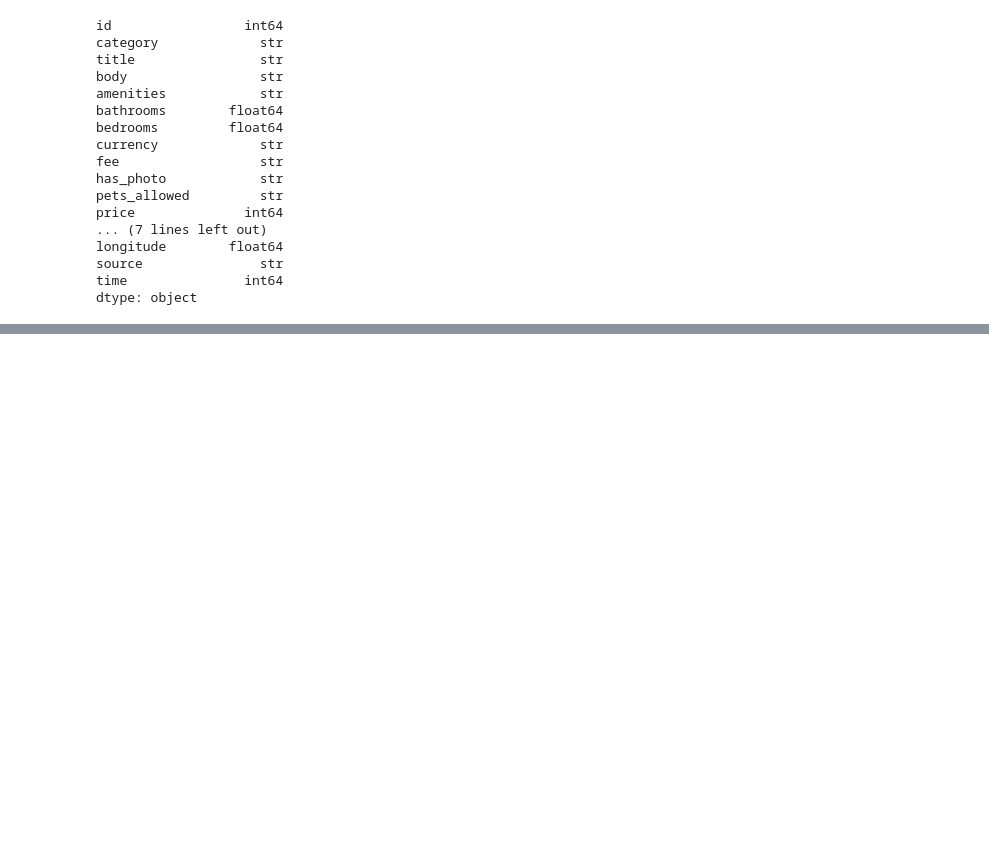
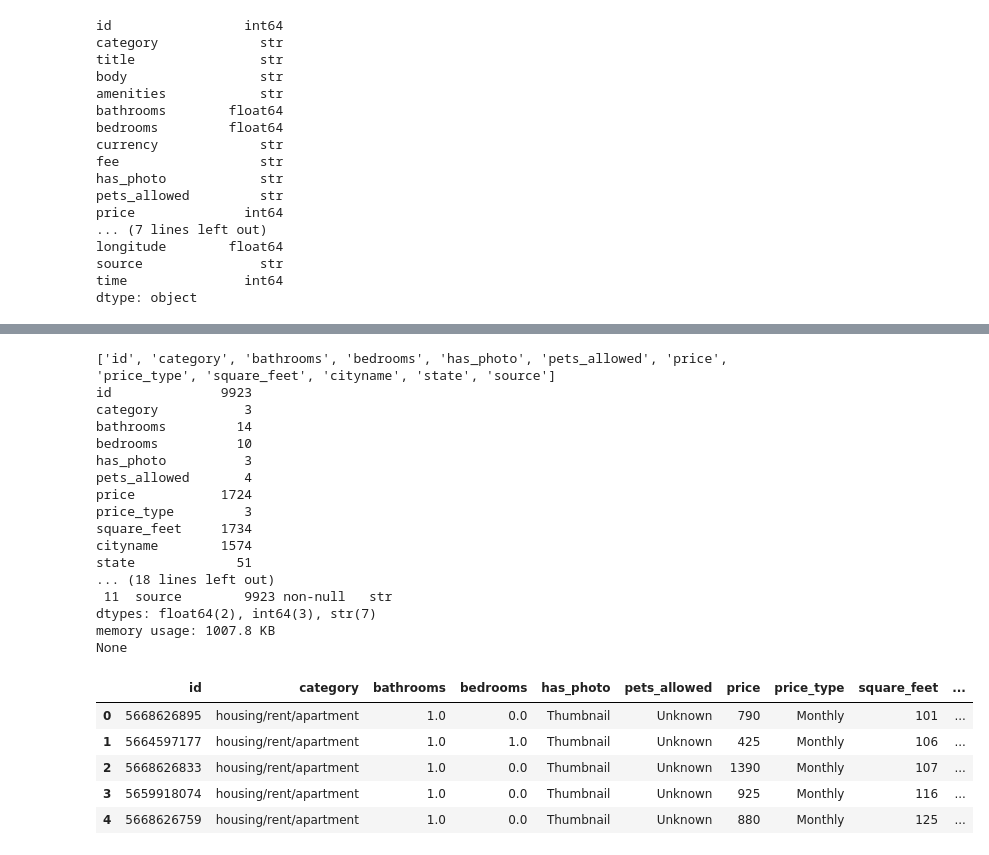
Before and after one commit to wasi-coder/Data_mining-on-a-rental-dataset, a Jupyter notebook: lab_report.ipynb, the cells around one changed output, grey strips where cells are left out. Saved outputs shown, nothing was run; the diff lists cells and outputs as text; code cells hidden in the pictures; blank space fills up the shorter version.

```diff
--- a/lab_report.ipynb
+++ b/lab_report.ipynb
@@ -102,0 +151,32 @@ dtype: object
+# %%
+df = df.drop(columns=['currency', 'fee', 'title', 'body', 'amenities', 'price_display', 'address','latitude','longitude','time'], errors='ignore')
+# %%
+
+print (df.columns.tolist())
+print (df.nunique())
+print (df.info())
+display(df.head())
+# %% [output]
+['id', 'category', 'bathrooms', 'bedrooms', 'has_photo', 'pets_allowed', 'price', 'price_type', 'square_feet', 'cityname', 'state', 'source']
+id              9923
+category           3
+bathrooms         14
+bedrooms          10
+has_photo          3
+pets_allowed       4
+price           1724
+price_type         3
+square_feet     1734
+cityname        1574
+state             51
+... (18 lines left out)
+ 11  source        9923 non-null   str
+dtypes: float64(2), int64(3), str(7)
+memory usage: 1007.8 KB
+None
+|  | id | category | bathrooms | bedrooms | has_photo | pets_allowed | price | price_type | square_feet | ... |
+| 0 | 5668626895 | housing/rent/apartment | 1.0 | 0.0 | Thumbnail | Unknown | 790 | Monthly | 101 | ... |
+| 1 | 5664597177 | housing/rent/apartment | 1.0 | 1.0 | Thumbnail | Unknown | 425 | Monthly | 106 | ... |
+| 2 | 5668626833 | housing/rent/apartment | 1.0 | 0.0 | Thumbnail | Unknown | 1390 | Monthly | 107 | ... |
+| 3 | 5659918074 | housing/rent/apartment | 1.0 | 0.0 | Thumbnail | Unknown | 925 | Monthly | 116 | ... |
+| 4 | 5668626759 | housing/rent/apartment | 1.0 | 0.0 | Thumbnail | Unknown | 880 | Monthly | 125 | ... |
```
Also changed, not shown: parts of 12 cells of this notebook.
